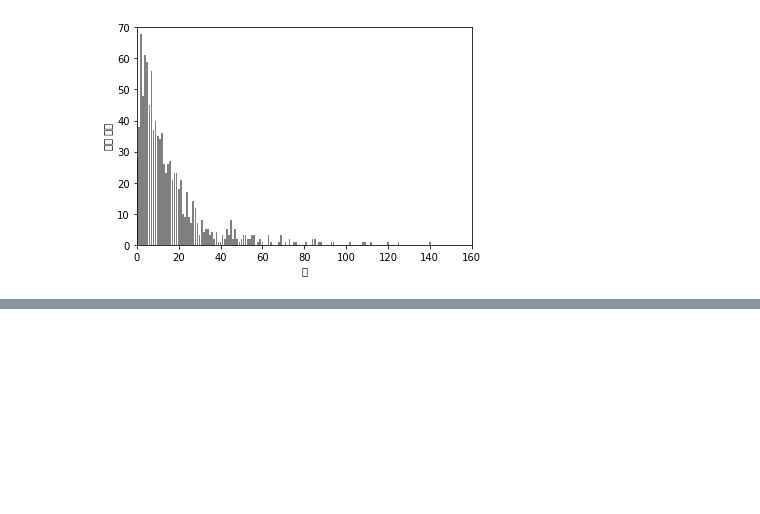
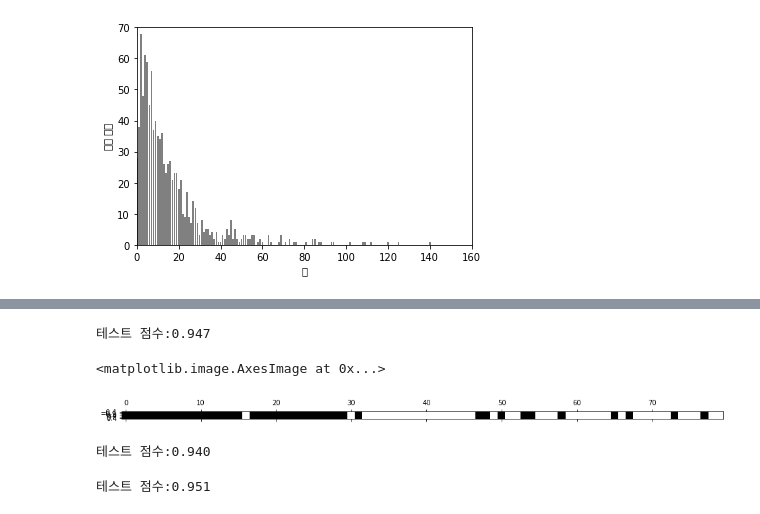
Before and after one commit to yeonseocho/Introduce-to-Machine-Learning-with-Python, a Jupyter notebook: 04. 데이터 표현과 특성 공학/4.3 make_column_transformer 로 간편하게 ColumnTransformer 만들기.ipynb, the cells around one changed output, grey strips where cells are left out. Saved outputs shown, nothing was run; the diff lists cells and outputs as text; code cells hidden in the pictures; blank space fills up the shorter version.

```diff
--- a/04. 데이터 표현과 특성 공학/4.3 make_column_transformer 로 간편하게 ColumnTransformer 만들기.ipynb
+++ b/04. 데이터 표현과 특성 공학/4.3 make_column_transformer 로 간편하게 ColumnTransformer 만들기.ipynb
@@ -344,0 +453,32 @@ Text(0.5, 0, '값')
+# %%
+X_test_l1=select.transform(X_test)
+score=LogisticRegression(max_iter=5000).fit(X_train_l1, y_train).score(X_test_l1, y_test)
+print("테스트 점수:{:.3f}".format(score))
+# %% [output]
+테스트 점수:0.947
+# %%
+from sklearn.feature_selection import RFE
+select=RFE(RandomForestClassifier(n_estimators=100, random_state=42), n_features_to_select=40)
+
+select.fit(X_train, y_train)
+# 선택된 특성을 표시
+mask=select.get_support()
+plt.matshow(mask.reshape(1, -1) ,cmap='gray_r')
+# %% [output]
+<matplotlib.image.AxesImage at 0x...>
+[figure, added]
+# %%
+X_train_rfe=select.transform(X_train)
+X_test_rfe=select.transform(X_test)
+
+score=LogisticRegression(max_iter=5000).fit(X_train_rfe, y_train).score(
+    X_test_rfe, y_test
+
+)
+print("테스트 점수:{:.3f}".format(score))
+# %% [output]
+테스트 점수:0.940
+# %%
+print("테스트 점수:{:.3f}".format(select.score(X_test, y_test)))
+# %% [output]
+테스트 점수:0.951
```
Also changed, not shown: parts of 26 cells of this notebook.
